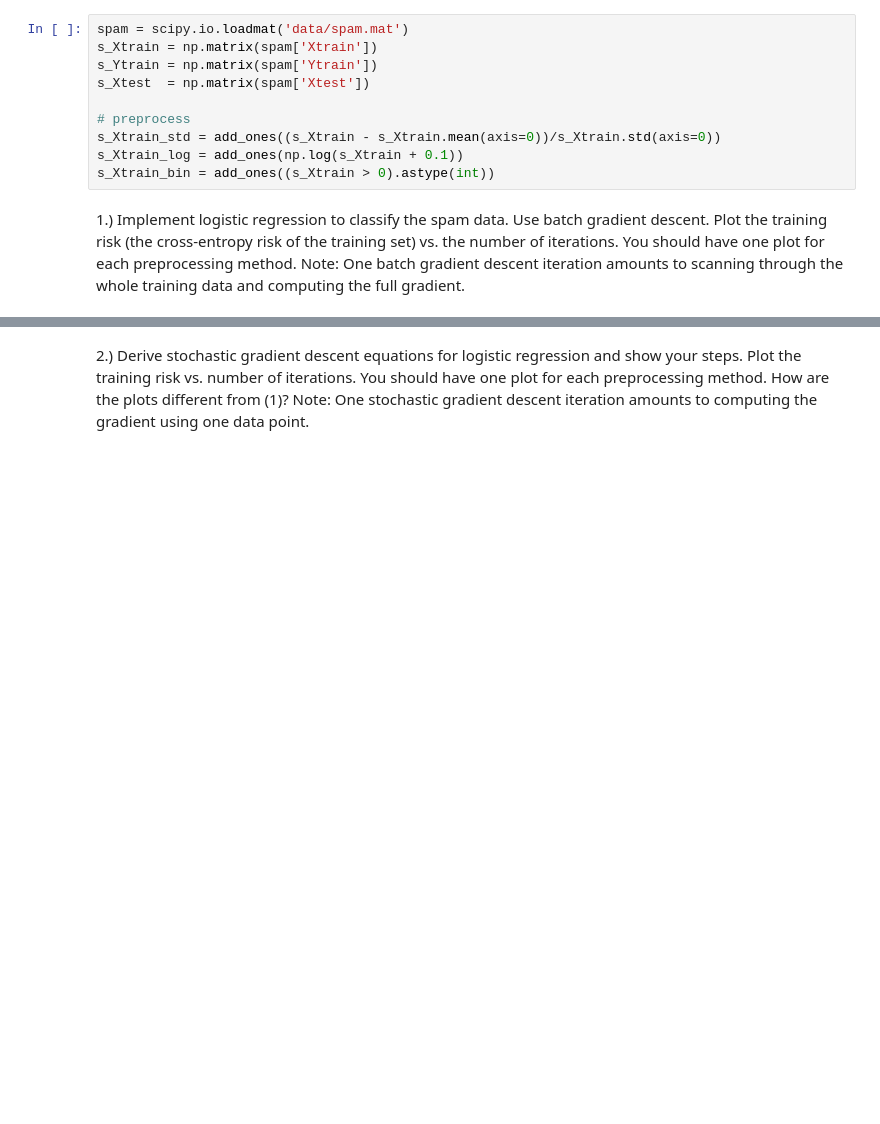
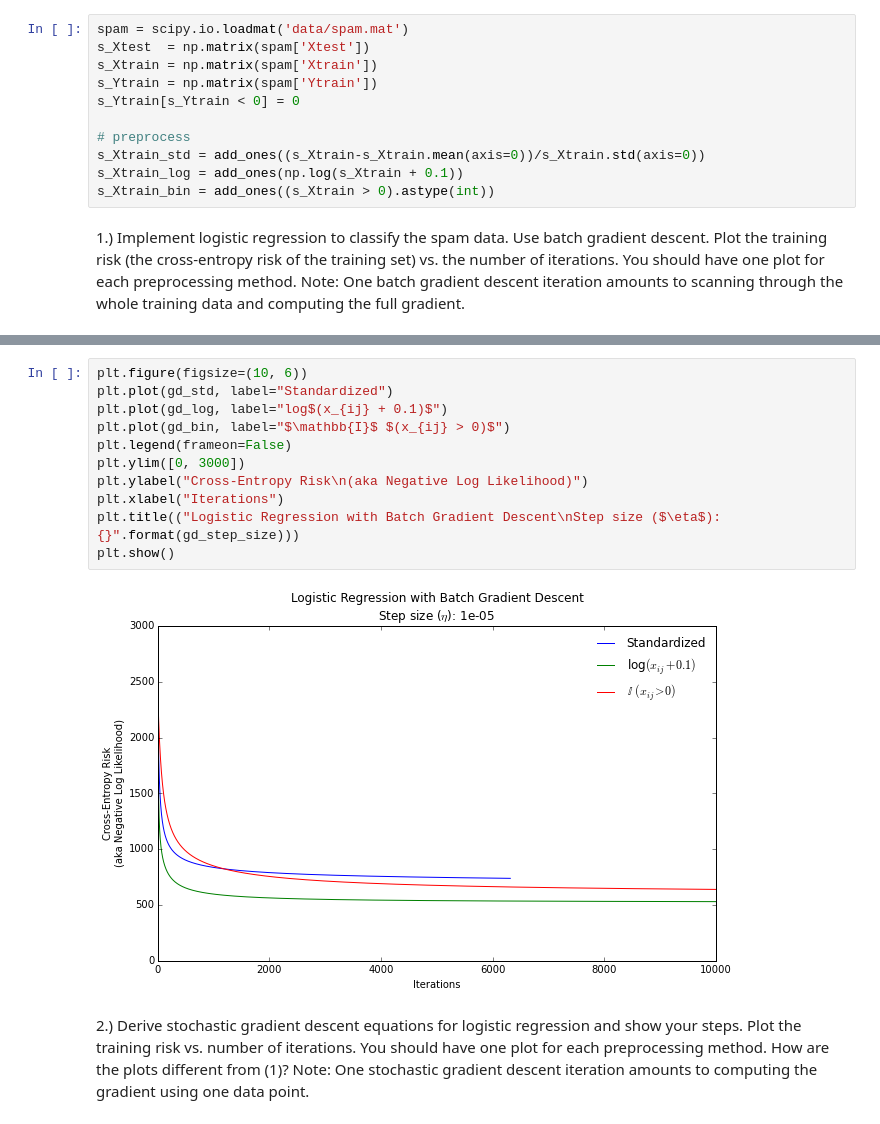
Before and after one commit to semerj/cs289-fall2015, a Jupyter notebook: hw3/CS289a - HW3.ipynb, the cells around one changed output, grey strips where cells are left out. Saved outputs shown, nothing was run; the diff lists cells and outputs as text; blank space fills up the shorter version.

```diff
--- a/hw3/CS289a - HW3.ipynb
+++ b/hw3/CS289a - HW3.ipynb
@@ -130,12 +132,13 @@ iii. Binarize the features using $x^{(i)}_{j} \leftarrow \mathbb{i}(x^{(i)}_{j}
 Note: You will need to tune the step size carefully to avoid numerical issues and to avoid a diverging training risk.
 # %%
 spam = scipy.io.loadmat('data/spam.mat')
+s_Xtest  = np.matrix(spam['Xtest'])
 s_Xtrain = np.matrix(spam['Xtrain'])
 s_Ytrain = np.matrix(spam['Ytrain'])
-s_Xtest  = np.matrix(spam['Xtest'])
+s_Ytrain[s_Ytrain < 0] = 0
 
 # preprocess
-s_Xtrain_std = add_ones((s_Xtrain - s_Xtrain.mean(axis=0))/s_Xtrain.std(axis=0))
+s_Xtrain_std = add_ones((s_Xtrain-s_Xtrain.mean(axis=0))/s_Xtrain.std(axis=0))
 s_Xtrain_log = add_ones(np.log(s_Xtrain + 0.1))
 s_Xtrain_bin = add_ones((s_Xtrain > 0).astype(int))
 # %% [markdown]
@@ -143,2 +203,15 @@ s_Xtrain_bin = add_ones((s_Xtrain > 0).astype(int))
+# %%
+plt.figure(figsize=(10, 6))
+plt.plot(gd_std, label="Standardized")
+plt.plot(gd_log, label="log$(x_{ij} + 0.1)$")
+plt.plot(gd_bin, label="$\mathbb{I}$ $(x_{ij} > 0)$")
+plt.legend(frameon=False)
+plt.ylim([0, 3000])
+plt.ylabel("Cross-Entropy Risk\n(aka Negative Log Likelihood)")
+plt.xlabel("Iterations")
+plt.title(("Logistic Regression with Batch Gradient Descent\nStep size ($\eta$): {}".format(gd_step_size)))
+plt.show()
+# %% [output]
+[figure, added]
 # %% [markdown]
 2.) Derive stochastic gradient descent equations for logistic regression and show your steps. Plot the training risk vs. number of iterations. You should have one plot for each preprocessing method. How are the plots different from (1)? Note: One stochastic gradient descent iteration amounts to computing the gradient using one data point.
```
Also changed, not shown: parts of 15 cells of this notebook.
